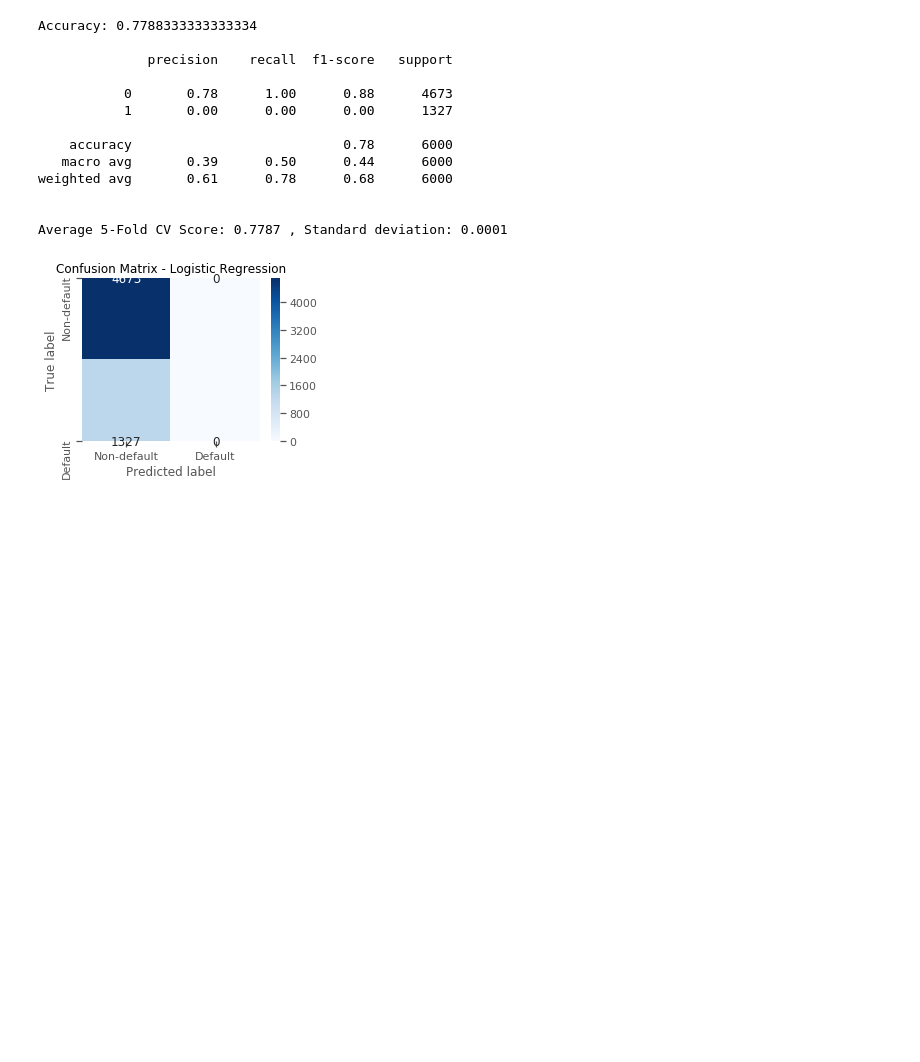
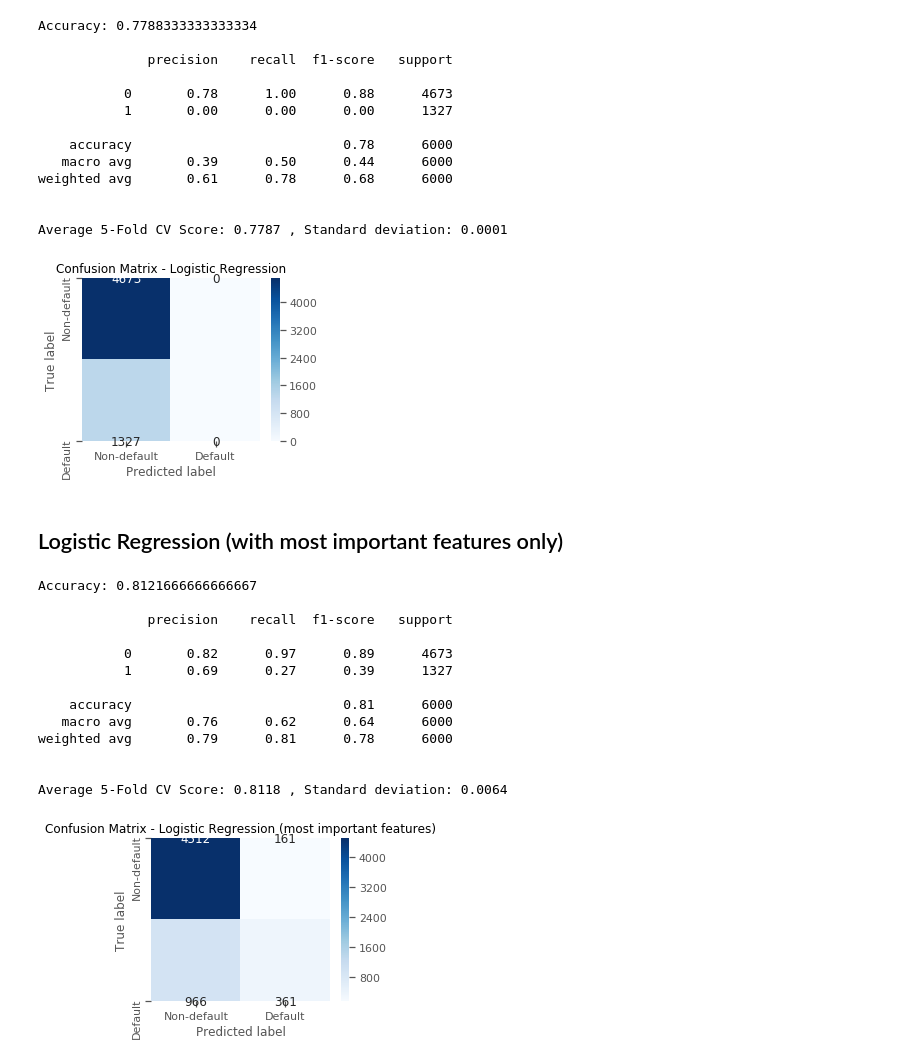
Before and after one commit to Macedon93/Data-Mining, a Jupyter notebook: Assignment 4/A4.ipynb, the cells around one changed output. Saved outputs shown, nothing was run; the diff lists cells and outputs as text; code cells hidden in the pictures; blank space fills up the shorter version.

```diff
--- a/Assignment 4/A4.ipynb
+++ b/Assignment 4/A4.ipynb
@@ -276,3 +276,44 @@ weighted avg       0.61      0.78      0.68      6000
 
 Average 5-Fold CV Score: 0.7787 , Standard deviation: 0.0001
 [figure]
+# %% [markdown]
+## Logistic Regression (with most important features only)
+# %%
+LR_imp = LogisticRegression(C=3.73, random_state=0)
+LR_imp.fit(X_tr, y_tr)
+y_pred = LR_imp.predict(X_t)
+print('Accuracy:', metrics.accuracy_score(y_pred,y_t))
+
+## 5-fold cross-validation
+cv_scores =cross_val_score(LR_imp, Ximp, y, cv=5)
+
+# Print the 5-fold cross-validation scores
+print()
+print(classification_report(y_t, y_pred))
+print()
+print("Average 5-Fold CV Score: {}".format(round(np.mean(cv_scores),4)),
+      ", Standard deviation: {}".format(round(np.std(cv_scores),4)))
+
+plt.figure(figsize=(4,3))
+ConfMatrix = confusion_matrix(y_t,LR_imp.predict(X_t))
+sns.heatmap(ConfMatrix,annot=True, cmap="Blues", fmt="d",
+            xticklabels = ['Non-default', 'Default'],
+            yticklabels = ['Non-default', 'Default'])
+plt.ylabel('True label')
+plt.xlabel('Predicted label')
+plt.title("Confusion Matrix - Logistic Regression (most important features)");
+# %% [output]
+Accuracy: 0.8121666666666667
+
+              precision    recall  f1-score   support
+
+           0       0.82      0.97      0.89      4673
+           1       0.69      0.27      0.39      1327
+
+    accuracy                           0.81      6000
+   macro avg       0.76      0.62      0.64      6000
+weighted avg       0.79      0.81      0.78      6000
+
+
+Average 5-Fold CV Score: 0.8118 , Standard deviation: 0.0064
+[figure, added]
```
Also changed, not shown: parts of 1 cell of this notebook.
